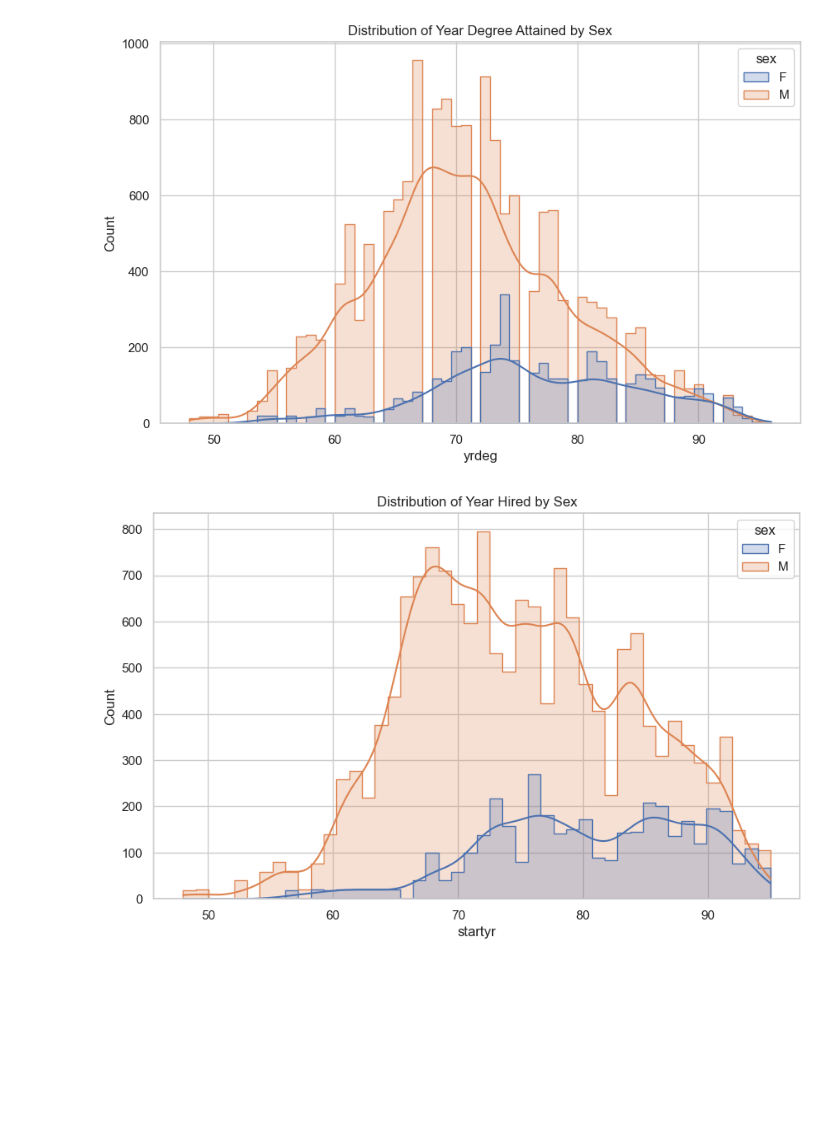
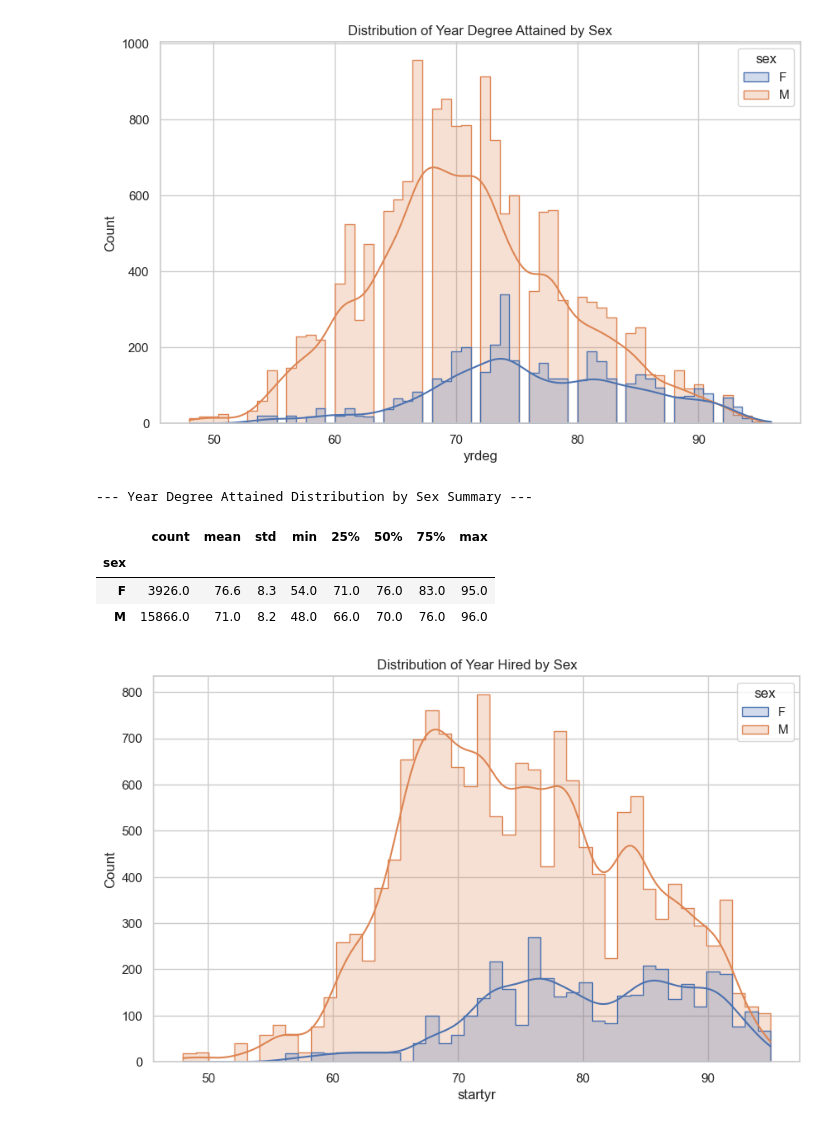
Before and after one commit to Jaiycex/Data557_Project_StoryTeam, a Jupyter notebook: Milestone 2.ipynb, the cells around one changed output. Saved outputs shown, nothing was run; the diff lists cells and outputs as text; code cells hidden in the pictures; blank space fills up the shorter version.

```diff
--- a/Milestone 2.ipynb
+++ b/Milestone 2.ipynb
@@ -116,6 +162,16 @@ plt.title('Distribution of Year Degree Attained by Sex')
 plt.show()
 # %% [output]
 [figure]
+# %%
+# Numeric Summary for Degree Attained
+print("\n--- Year Degree Attained Distribution by Sex Summary ---")
+df.groupby(['sex'])['yrdeg'].describe().round(1)
+# %% [output]
+--- Year Degree Attained Distribution by Sex Summary ---
+|  | count | mean | std | min | 25% | 50% | 75% | max |
+| sex |  |  |  |  |  |  |  |  |
+| F | 3926.0 | 76.6 | 8.3 | 54.0 | 71.0 | 76.0 | 83.0 | 95.0 |
+| M | 15866.0 | 71.0 | 8.2 | 48.0 | 66.0 | 70.0 | 76.0 | 96.0 |
 # %%
 plt.figure(figsize=(10, 6))
 sns.histplot(data=df, x='startyr', hue='sex', kde=True, element="step")
```
Also changed, not shown: parts of 7 cells of this notebook.
